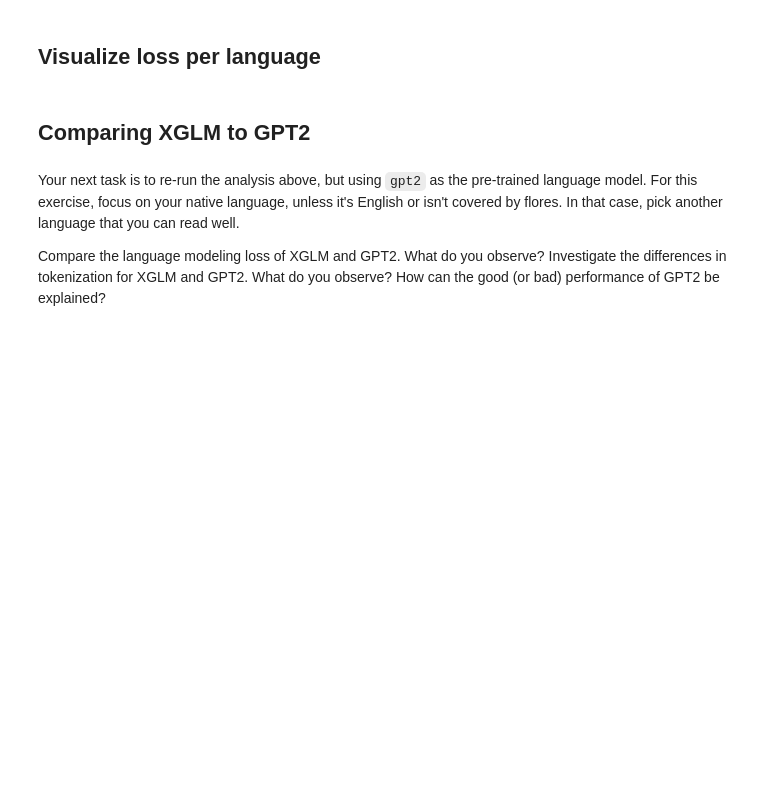
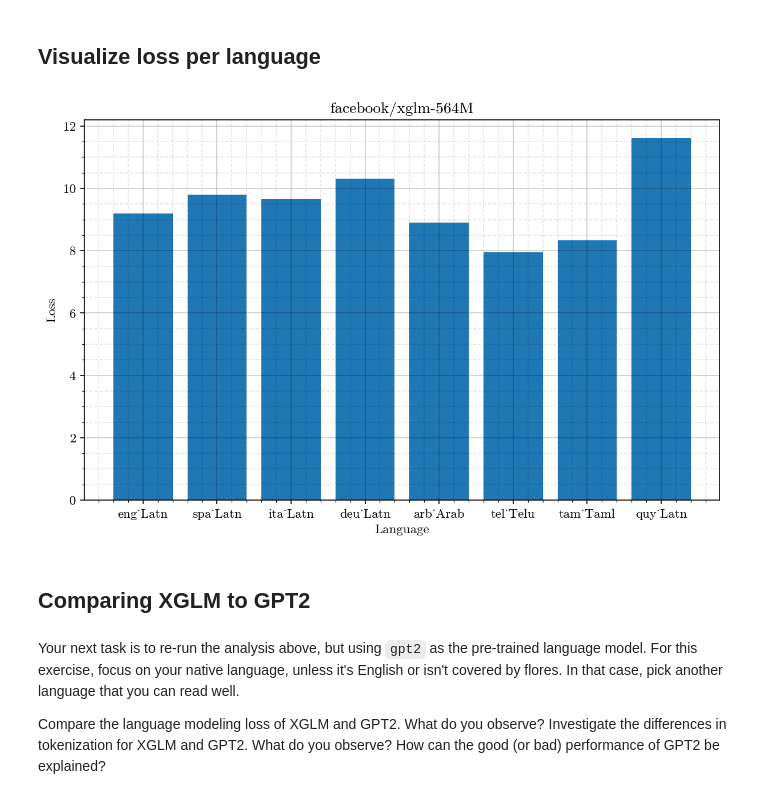
Before and after one commit to Kanakanajm/nnti, a Jupyter notebook: NNTIProject/notebooks/task1.ipynb, the cells around one changed output. Cells and saved outputs as stored; diff of their text form; code cells hidden in the pictures; blank space fills up the shorter version.

Commit message:
Uploaded new losses

```diff
--- a/NNTIProject/notebooks/task1.ipynb
+++ b/NNTIProject/notebooks/task1.ipynb
@@ -616,32 +584,34 @@ except NameError:
     # if `losses` is not defined or is empty, load it from the JSON file, if it exists
     # if the JSON file does not exists, then nothing will be loaded, therefore the
     # `Load Model` cells must be ran
-    if os.path.exists(f"../cache/losses/losses_{BATCH_SIZE}.json"):
-        with open(f"../cache/losses/losses_{BATCH_SIZE}.json", "r") as f:
+    if os.path.exists(f"../cache/losses/losses_batchsize_{BATCH_SIZE}_perbatchpadding_{PER_BATCH_PADDING}.json"):
+        with open(f"../cache/losses/losses_batchsize_{BATCH_SIZE}_perbatchpadding_{PER_BATCH_PADDING}.json", "r") as f:
             losses = json.load(f)
 # %%
 SPLIT_TO_CHECK = "devtest"
 
 # create a figure
 fig, axes = plt.subplots(figsize=(8, 5))
 
 # create a bar plot for each language
 x = np.arange(len(LANGUAGES))
 y = [np.mean(losses[_][SPLIT_TO_CHECK]) for _ in LANGUAGES]
 
-axes.plot(x, y)
+axes.bar(x, y)
 
 fig.tight_layout()
 
 # format plot
 axes.set_xlabel("Language") # x-axis label
 axes.set_xticks(range(len(LANGUAGES))) # x-axis ticks
 axes.set_xticklabels(losses.keys()) # x-axis tick labels
 axes.set_ylabel("Loss") # y-axis label
 axes.set_title(MODEL_NAME); # title
 axes.grid(True, which='major', color='k', linestyle='-', alpha=0.2)
 axes.grid(True, which='minor', color='k', linestyle='--', alpha=0.1)
 axes.minorticks_on()
+# %% [output]
+[figure, added]
 # %% [markdown]
 ## Comparing XGLM to GPT2
 # %% [markdown]
```
Also changed, not shown: parts of 7 cells of this notebook, 3 other files.
